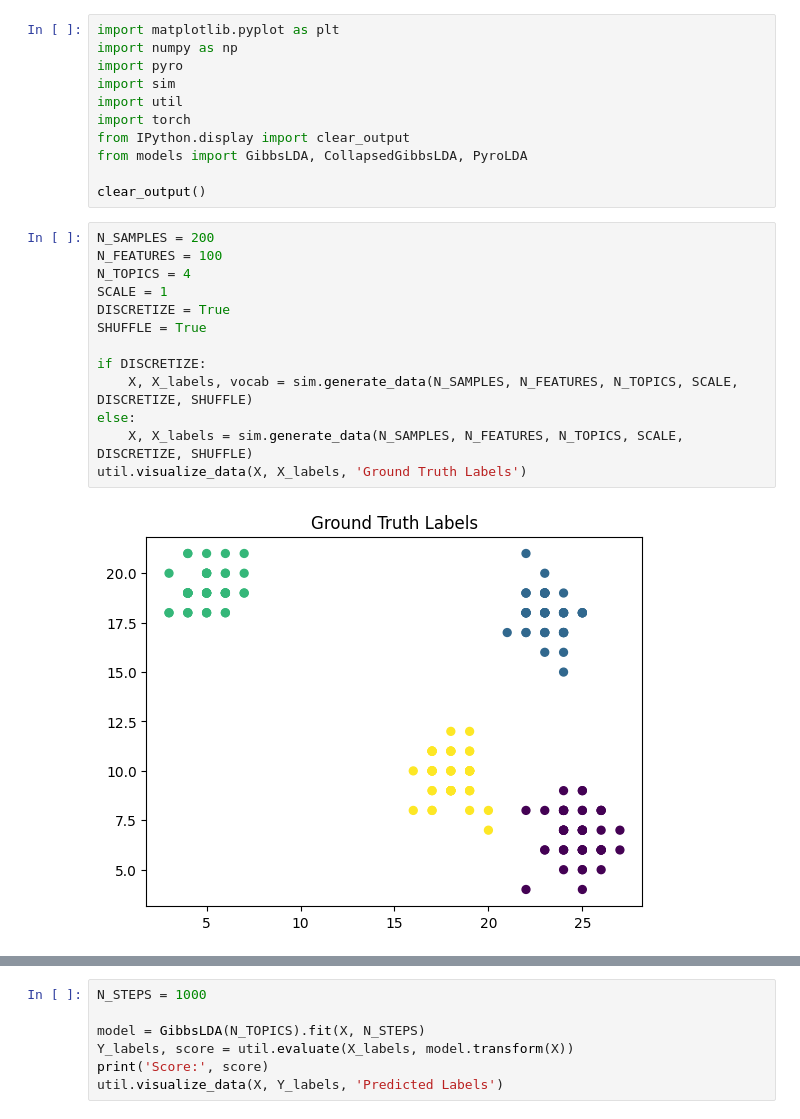
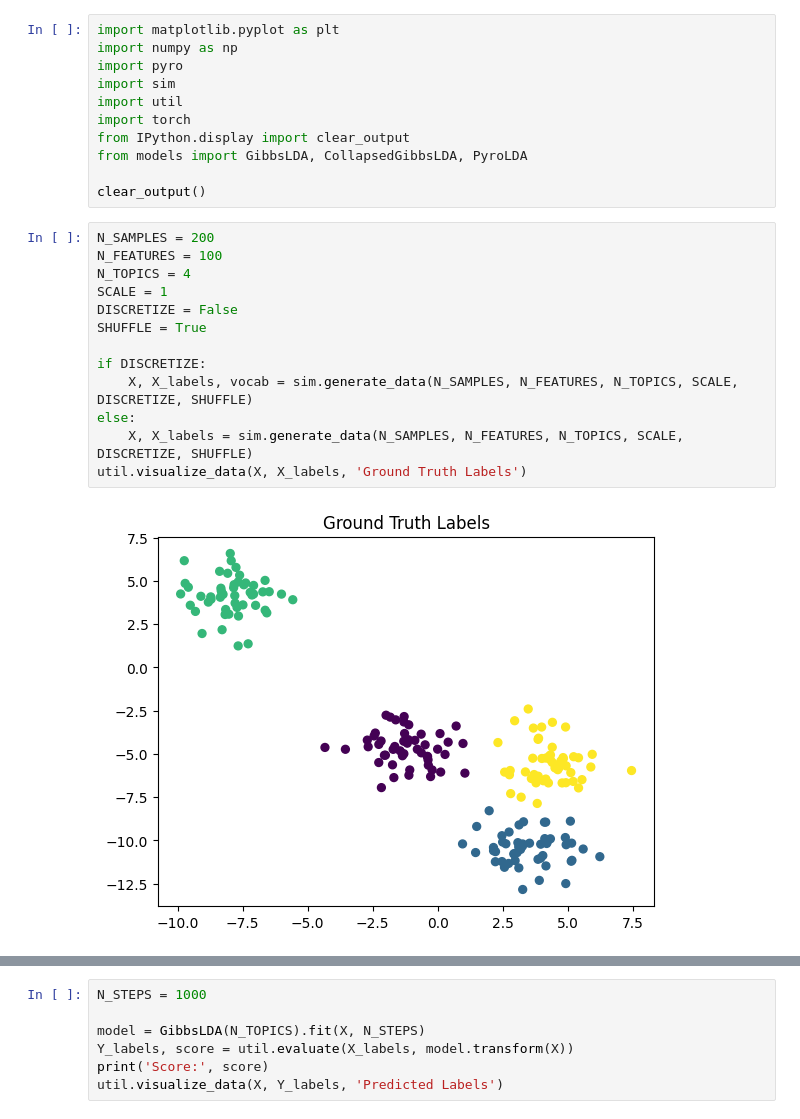
Before and after one commit to craigfouts/GibbsLDA, a Jupyter notebook: sandbox.ipynb, the cells around one changed output, grey strips where cells are left out. Cells and saved outputs as stored; diff of their text form.

```diff
--- a/sandbox.ipynb
+++ b/sandbox.ipynb
@@ -12,15 +12,15 @@ clear_output()
 # %%
 N_SAMPLES = 200
 N_FEATURES = 100
 N_TOPICS = 4
 SCALE = 1
-DISCRETIZE = True
+DISCRETIZE = False
 SHUFFLE = True
 
 if DISCRETIZE:
     X, X_labels, vocab = sim.generate_data(N_SAMPLES, N_FEATURES, N_TOPICS, SCALE, DISCRETIZE, SHUFFLE)
 else:
     X, X_labels = sim.generate_data(N_SAMPLES, N_FEATURES, N_TOPICS, SCALE, DISCRETIZE, SHUFFLE)
 util.visualize_data(X, X_labels, 'Ground Truth Labels')
 # %% [output]
-[figure, old version]
+[figure, new version]
```
Also changed, not shown: parts of 5 cells of this notebook, 1 other file.
